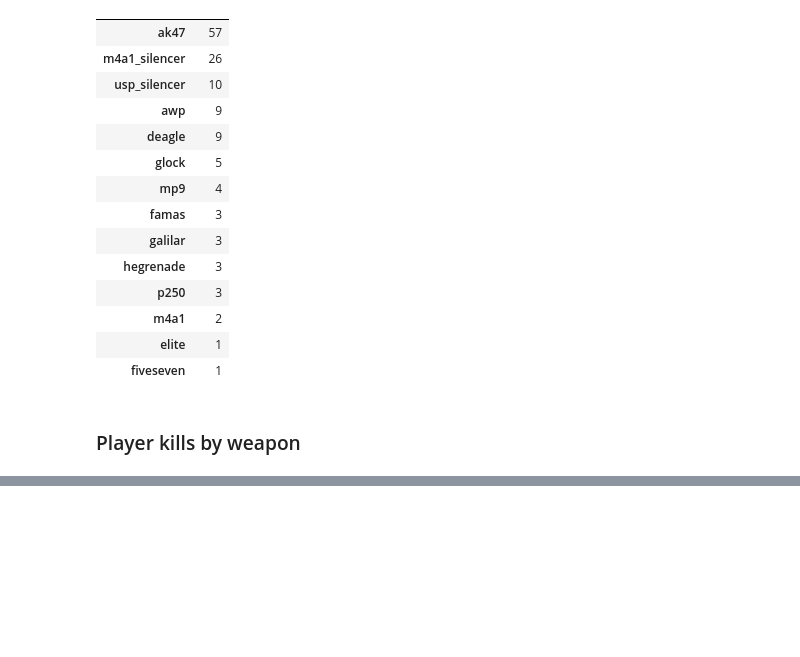
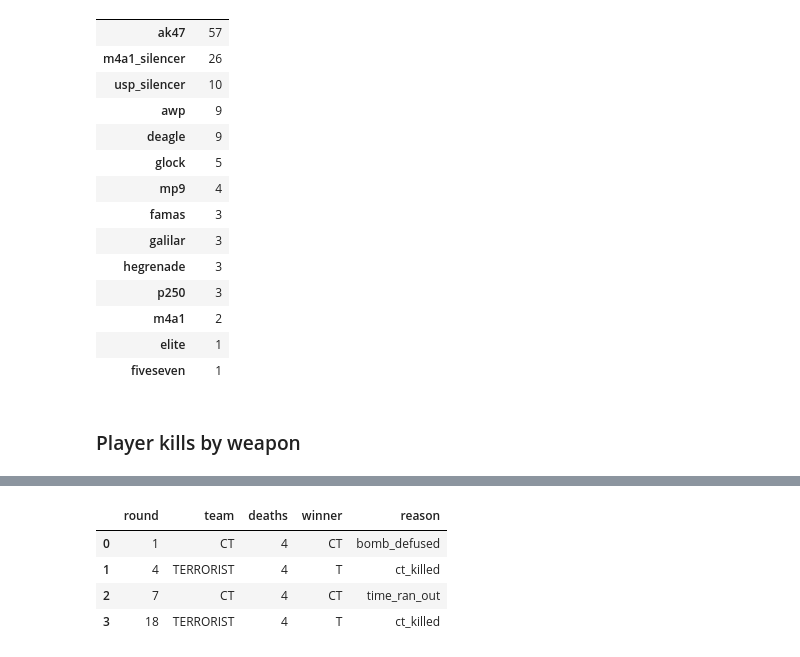
Before and after one commit to dickinsonmatt/counter-strike, a Jupyter notebook: analysis.ipynb, the cells around one changed output, grey strips where cells are left out. Drawn from its saved outputs; the diff is of its cells as text; code cells hidden in the pictures; blank space fills up the shorter version.

```diff
--- a/analysis.ipynb
+++ b/analysis.ipynb
@@ -714,0 +699,15 @@ kills_grouping(['attacker_name', 'weapon'])
+# %%
+# detect rounds where 1 player is left alive on each team
+# find rounds were 4 teammates died
+deaths_per_round = kills_grouping(['round', 'victim_team_name']).sort_index().reset_index().set_index('round').rename(columns = {'victim_team_name':'team', 'kills':'deaths'})
+
+# find winner of that round and confirm that the respective team won that round
+clutch_rounds = deaths_per_round[deaths_per_round['deaths'] == 4].join(round_winner).reset_index()
+
+clutch_rounds
+# %% [output]
+|  | round | team | deaths | winner | reason |
+| 0 | 1 | CT | 4 | CT | bomb_defused |
+| 1 | 4 | TERRORIST | 4 | T | ct_killed |
+| 2 | 7 | CT | 4 | CT | time_ran_out |
+| 3 | 18 | TERRORIST | 4 | T | ct_killed |
```
Also changed, not shown: parts of 8 cells of this notebook.
